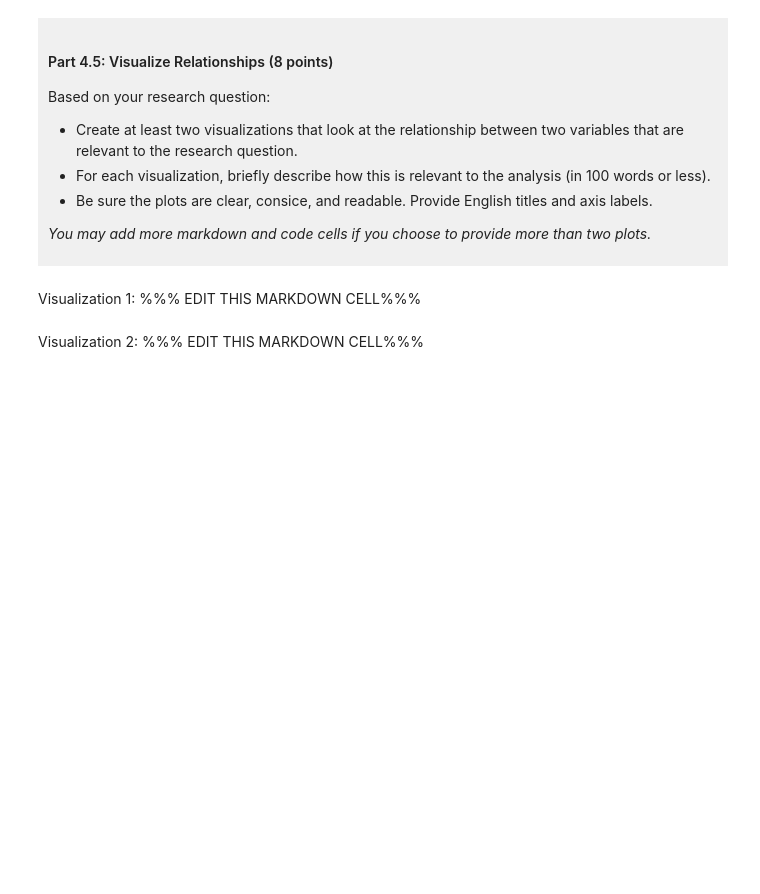
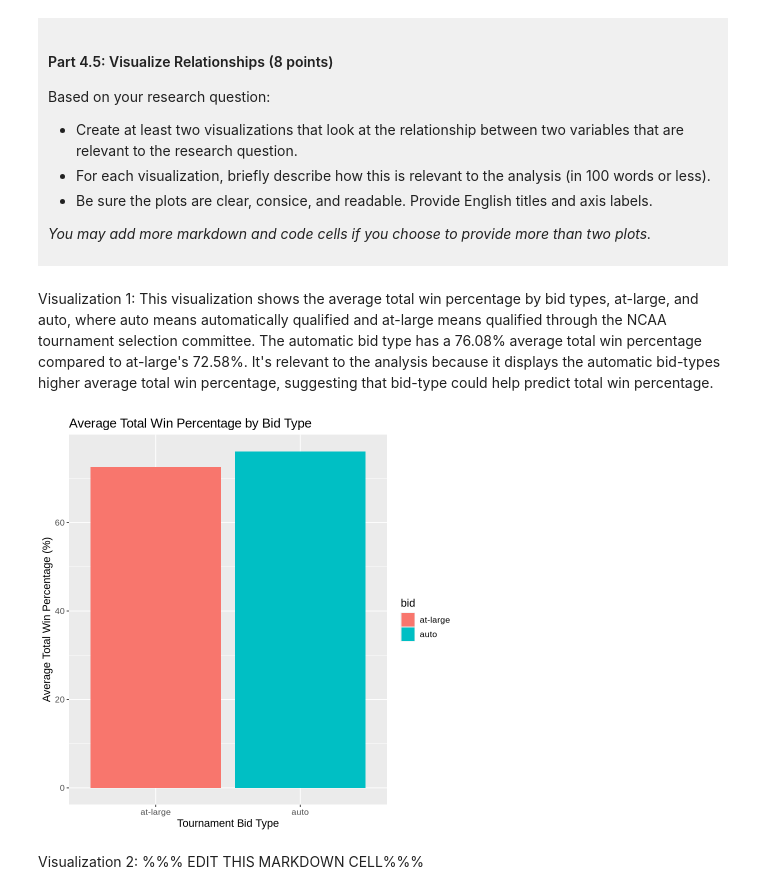
Before and after one commit to ZicZic1/dsci-100-project-Isaac-Mathers, a Jupyter notebook: dsci-100-project-notebook.ipynb, the cells around one changed output. Drawn from its saved outputs; the diff is of its cells as text; code cells hidden in the pictures; blank space fills up the shorter version.

Commit message:
Created and described Average Total Win Percentage by Bid Type visualization

```diff
--- a/dsci-100-project-notebook.ipynb
+++ b/dsci-100-project-notebook.ipynb
@@ -353,9 +353,17 @@ Based on your research question:
 *You may add more markdown and code cells if you choose to provide more than two plots.*
 </div>
 # %% [markdown]
-Visualization 1: %%% EDIT THIS MARKDOWN CELL%%%
+Visualization 1: This visualization shows the average total win percentage by bid types, at-large, and auto, where auto means automatically qualified and at-large means qualified through the NCAA tournament selection committee. The automatic bid type has a 76.08% average total win percentage compared to at-large's 72.58%. It's relevant to the analysis because it displays the automatic bid-types higher average total win percentage, suggesting that bid-type could help predict total win percentage.
 # %%
-### EDIT THIS CODE CELL FOR VISUALIZATION 1###
+bid_plot <- sum_bid |>
+    ggplot(aes(x = bid, y = mean_wins_pct, fill = bid)) +
+    geom_bar(stat = "identity") +
+    labs(title = "Average Total Win Percentage by Bid Type", x = "Tournament Bid Type", y = "Average Total Win Percentage (%)") +
+    theme(text = element_text(size = 13))
+
+bid_plot
+# %% [output]
+[figure, added]
 # %% [markdown]
 Visualization 2: %%% EDIT THIS MARKDOWN CELL%%%
 # %%
```
